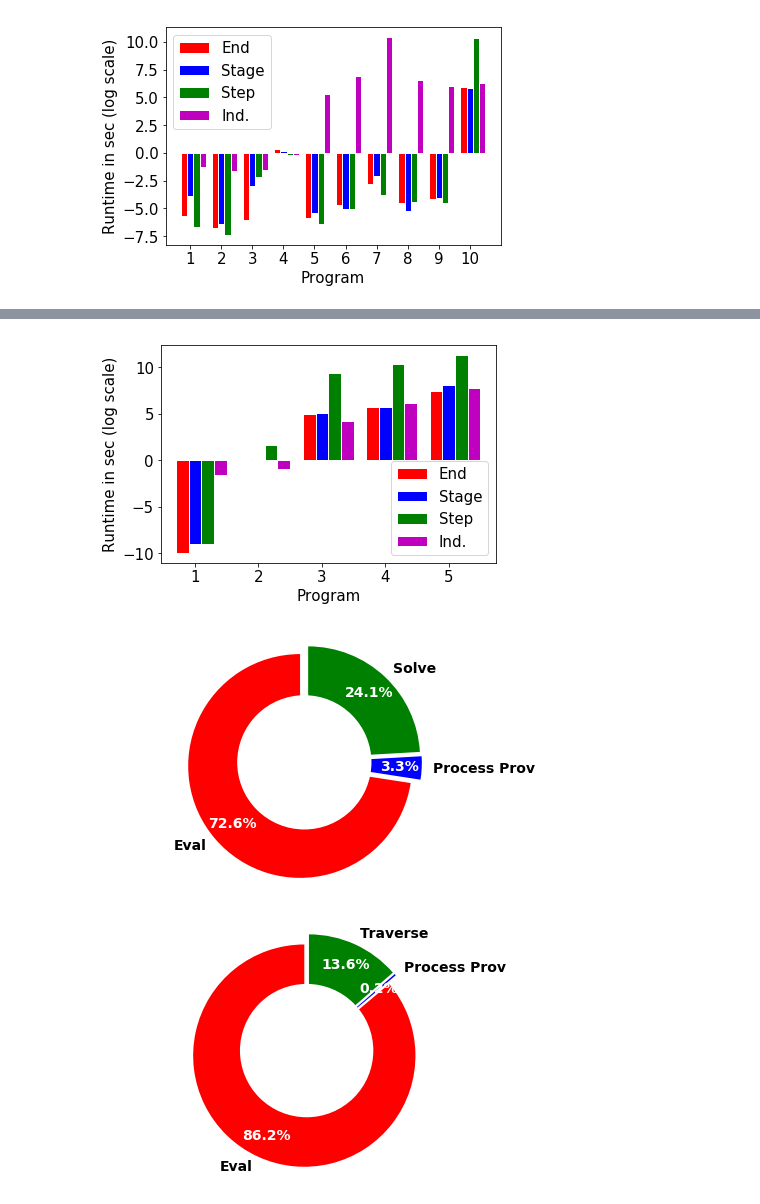
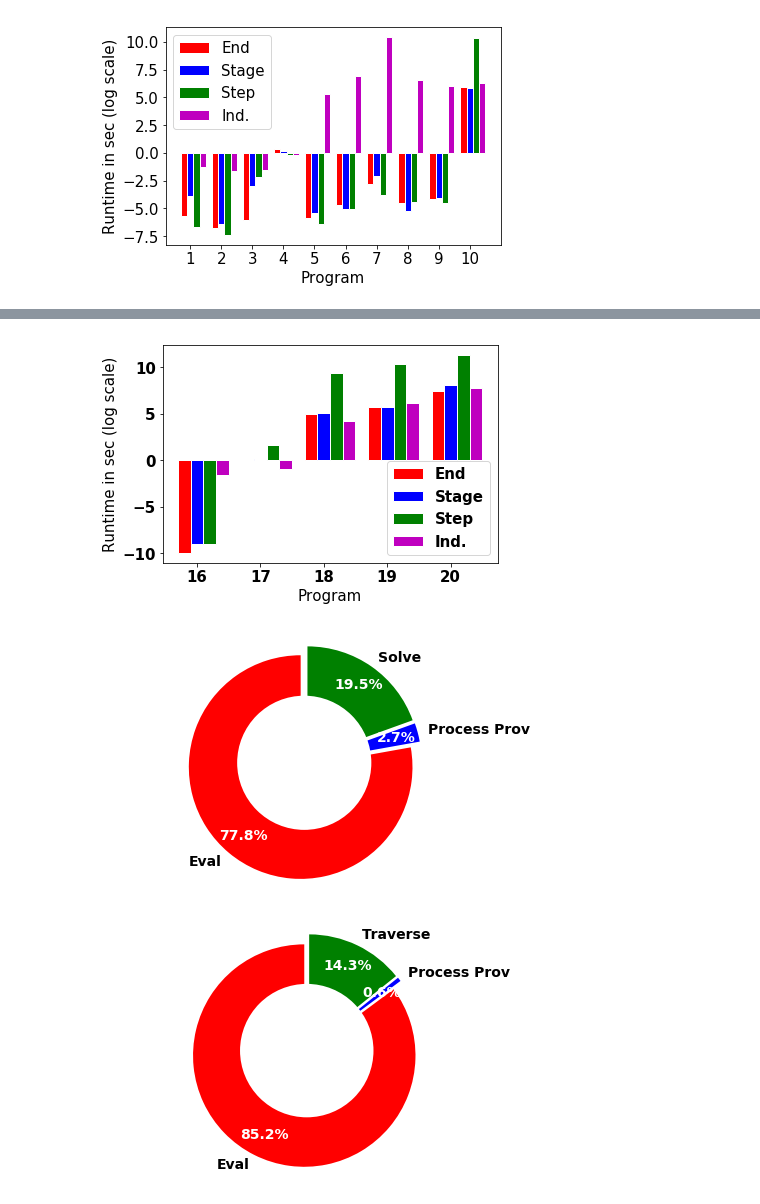
Before and after one commit to amirgilad/On-Multiple-Semantics-for-Declarative-Database-Repairs, a Jupyter notebook: Experiments/draw_graphs.ipynb, the cells around one changed output, grey strips where cells are left out. Cells and saved outputs as stored; diff of their text form; code cells hidden in the pictures.

```diff
--- a/Experiments/draw_graphs.ipynb
+++ b/Experiments/draw_graphs.ipynb
@@ -148,8 +148,8 @@ draw_runtime_bar_chart("C:\\Users\\user\\git\\causal-rules\\Experiments\\runtime
 # %%
-draw_runtime_bar_chart("C:\\Users\\user\\git\\causal-rules\\Experiments\\runtime_experiments_num_rules_programs.csv", start_prog=0,
+draw_runtime_bar_chart("C:\\Users\\user\\git\\causal-rules\\Experiments\\runtime_experiments_num_rules_programs.csv", start_prog=15,
                        except_progs=[])
 # %% [output]
-[figure, old version]
+[figure, new version]
 # %%
 import re
 import matplotlib.pyplot as plt
@@ -198,13 +198,13 @@ def draw_donut_runtime_breakdown_chart(filename):
     plt.tight_layout()
     plt.show()
 # %%
-draw_donut_runtime_breakdown_chart("C:\\Users\\user\\git\\causal-rules\\Experiments\\runtime_breakdown_independent_programs.csv")
+draw_donut_runtime_breakdown_chart("C:\\Users\\user\\git\\causal-rules\\Experiments\\runtime_breakdown_independent_programs_and_join.csv")
 # %% [output]
-[figure, old version]
+[figure, new version]
 # %%
-draw_donut_runtime_breakdown_chart("C:\\Users\\user\\git\\causal-rules\\Experiments\\runtime_breakdown_step_programs.csv")
+draw_donut_runtime_breakdown_chart("C:\\Users\\user\\git\\causal-rules\\Experiments\\runtime_breakdown_step_programs_and_join.csv")
 # %% [output]
-[figure, old version]
+[figure, new version]
 # %%
 draw_donut_runtime_breakdown_chart("C:\\Users\\user\\git\\causal-rules\\Experiments\\runtime_breakdown_independent_join_programs.csv")
 # %% [output]
```
Also changed, not shown: parts of 6 cells of this notebook, 10 other files.
